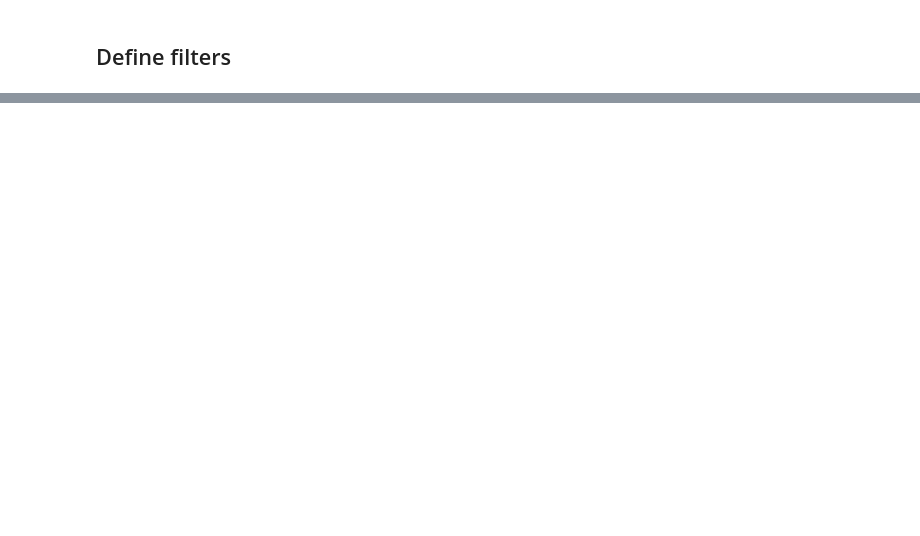
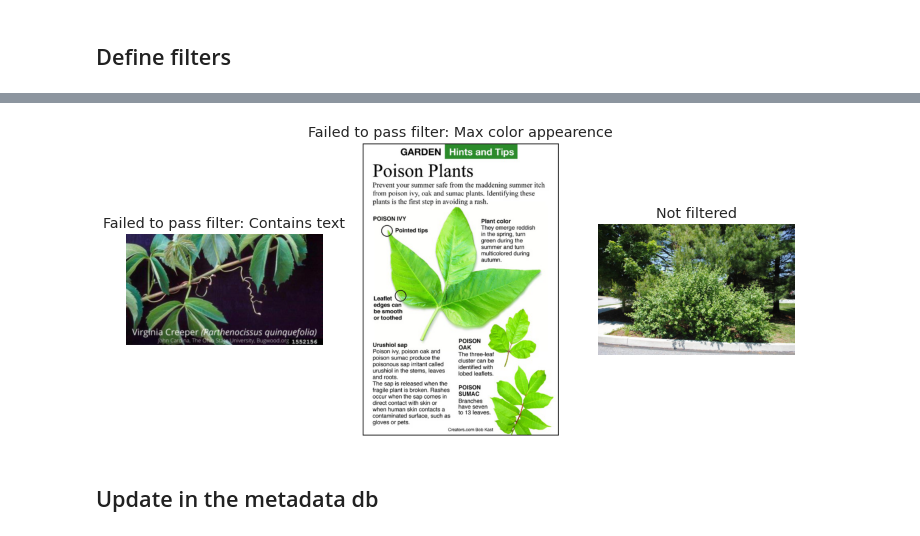
Before and after one commit to KenWronka/poison_ivy_detector, a Jupyter notebook: code/model_pipeline_v1/1.1.1-filter_bad_image_files.ipynb, the cells around one changed output, grey strips where cells are left out. Drawn from its saved outputs; the diff is of its cells as text; code cells hidden in the pictures; blank space fills up the shorter version.

```diff
--- a/code/model_pipeline_v1/1.1.1-filter_bad_image_files.ipynb
+++ b/code/model_pipeline_v1/1.1.1-filter_bad_image_files.ipynb
@@ -96,0 +186,7 @@ max_color_filter = Image_Filter(name='Max color appearence',
+# %%
+filter_reasons = df_img['filter_reason'].unique()
+
+df_sample = df_img.copy()
+df_sample['filter_reason'].fillna('Not filtered', inplace=True)
+df_sample = df_sample.groupby('filter_reason').apply(lambda df: df.sample(1))
+df_sample
@@ -96,0 +199,12 @@ max_color_filter = Image_Filter(name='Max color appearence',
+# %%
+n_ims = len(df_sample.index)
+plt.figure(figsize=(12,6))
+for i, img_name in enumerate(df_sample.index):
+    ax = plt.subplot(1, n_ims, i + 1)
+    plt.imshow(plt.imread(df_sample.at[img_name, 'final_loc']))
+    plt.title(df_sample.at[img_name, 'filter_reason'])
+    plt.axis("off")
+# %% [output]
+[figure, added]
+# %% [markdown]
+## Update in the metadata db
```
Also changed, not shown: parts of 11 cells of this notebook, 2 other files.
